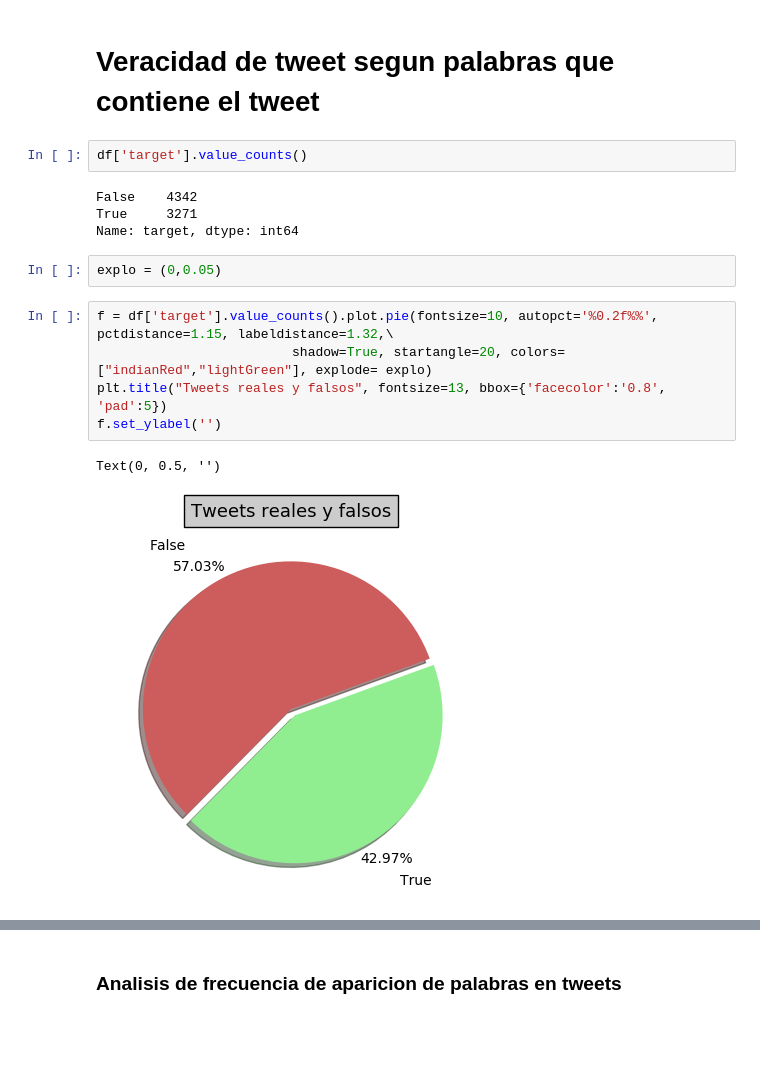
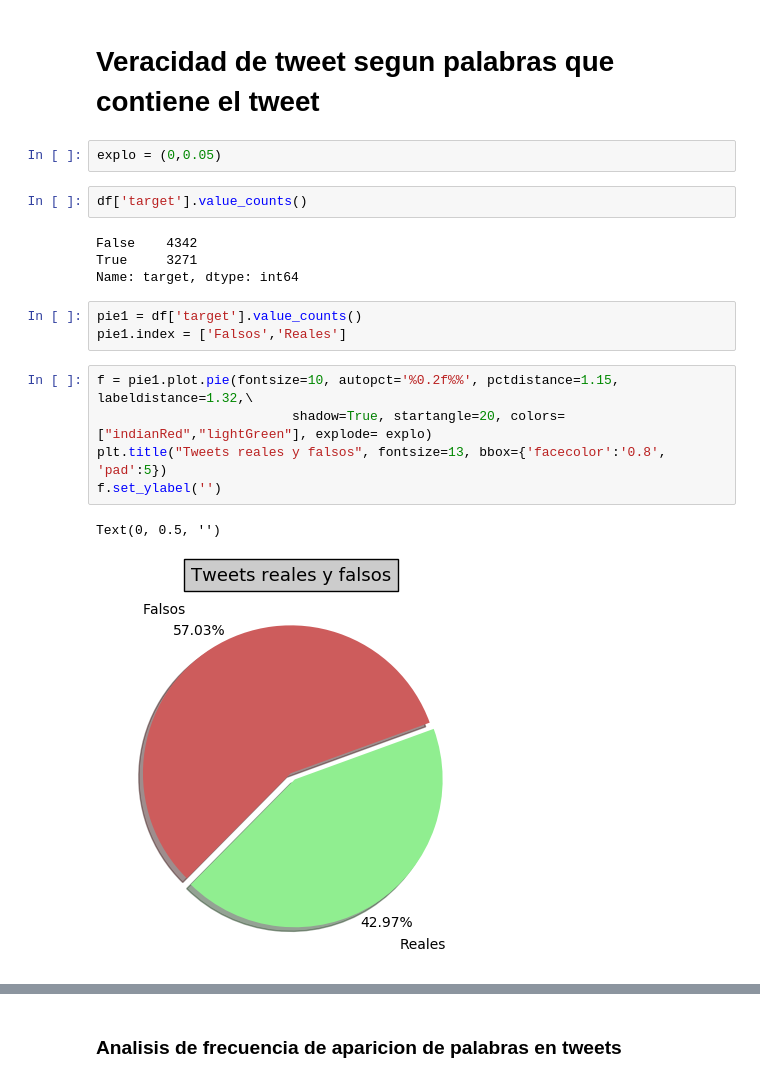
Before and after one commit to NicolasRFL/OrgaDatosTP, a Jupyter notebook: AnalisisVeracidadKeywordYPalabras.ipynb, the cells around one changed output, grey strips where cells are left out. Drawn from its saved outputs; the diff is of its cells as text; blank space fills up the shorter version.

```diff
--- a/AnalisisVeracidadKeywordYPalabras.ipynb
+++ b/AnalisisVeracidadKeywordYPalabras.ipynb
@@ -216,20 +216,23 @@ s.grid(axis='both')
 [figure]
 # %% [markdown]
 # Veracidad de tweet segun palabras que contiene el tweet
+# %%
+explo = (0,0.05)
 # %%
 df['target'].value_counts()
 # %% [output]
 False    4342
 True     3271
 Name: target, dtype: int64
-# %%
-explo = (0,0.05)
+# %%
+pie1 = df['target'].value_counts()
+pie1.index = ['Falsos','Reales']
 # %%
-f = df['target'].value_counts().plot.pie(fontsize=10, autopct='%0.2f%%', pctdistance=1.15, labeldistance=1.32,\
+f = pie1.plot.pie(fontsize=10, autopct='%0.2f%%', pctdistance=1.15, labeldistance=1.32,\
                          shadow=True, startangle=20, colors= ["indianRed","lightGreen"], explode= explo)
 plt.title("Tweets reales y falsos", fontsize=13, bbox={'facecolor':'0.8', 'pad':5})
 f.set_ylabel('')
 # %% [output]
 Text(0, 0.5, '')
-[figure, old version]
+[figure, new version]
 # %%
```
Also changed, not shown: parts of 7 cells of this notebook.
